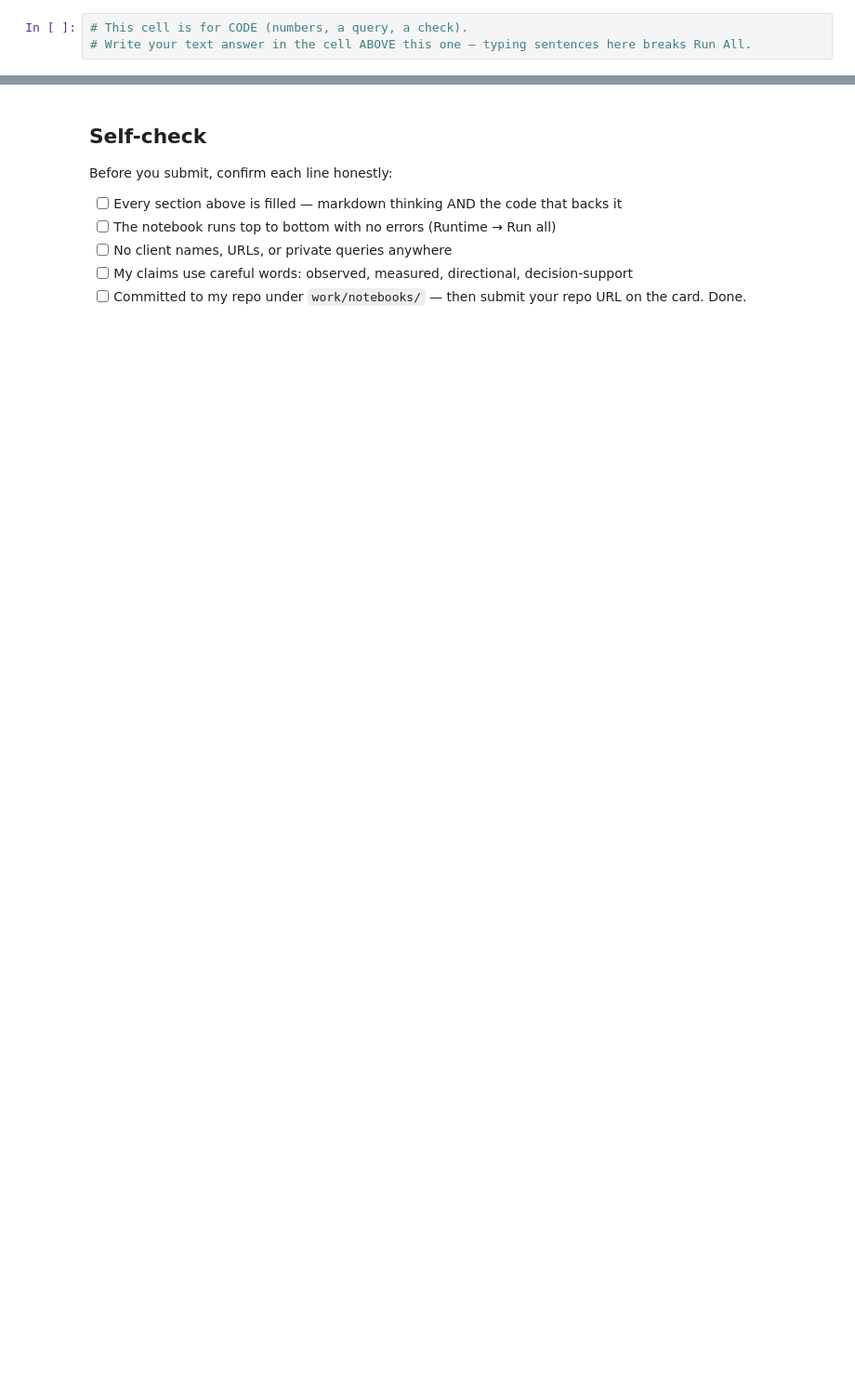
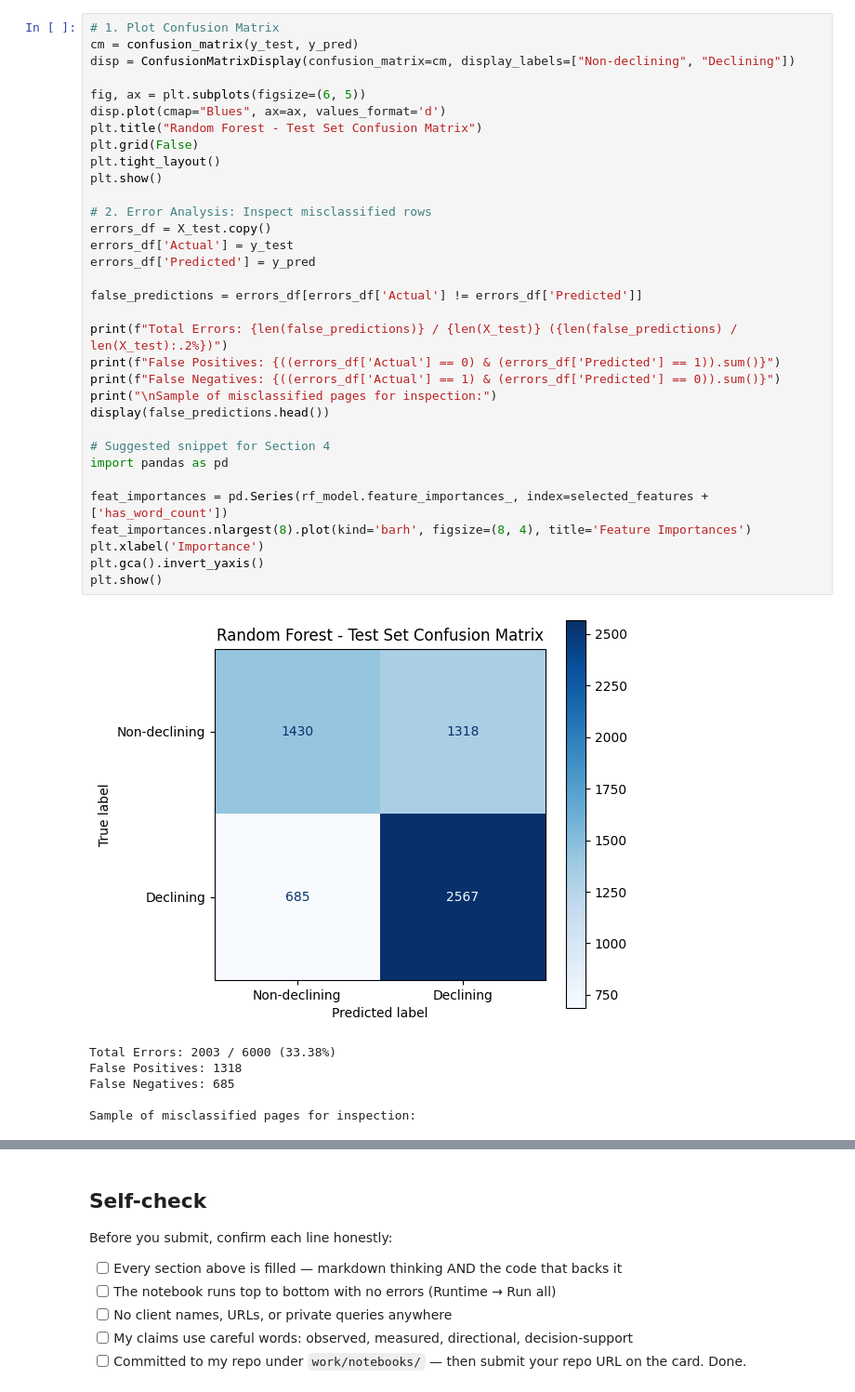
Before and after one commit to tokihab/FlyRankIntern-ML, a Jupyter notebook: work/notebooks/w05_model.ipynb, the cells around one changed output, grey strips where cells are left out. Shown at 93% size. Drawn from its saved outputs; the diff is of its cells as text; blank space fills up the shorter version.

```diff
--- a/work/notebooks/w05_model.ipynb
+++ b/work/notebooks/w05_model.ipynb
@@ -34,3 +158,40 @@ This skeleton is yours to fill. Work the sections **in order** — each one has
-# %%
-# This cell is for CODE (numbers, a query, a check).
-# Write your text answer in the cell ABOVE this one — typing sentences here breaks Run All.
+# %%
+# 1. Plot Confusion Matrix
+cm = confusion_matrix(y_test, y_pred)
+disp = ConfusionMatrixDisplay(confusion_matrix=cm, display_labels=["Non-declining", "Declining"])
+
+fig, ax = plt.subplots(figsize=(6, 5))
+disp.plot(cmap="Blues", ax=ax, values_format='d')
+plt.title("Random Forest - Test Set Confusion Matrix")
+plt.grid(False)
+plt.tight_layout()
+plt.show()
+
+# 2. Error Analysis: Inspect misclassified rows
+errors_df = X_test.copy()
+errors_df['Actual'] = y_test
+errors_df['Predicted'] = y_pred
+
+false_predictions = errors_df[errors_df['Actual'] != errors_df['Predicted']]
+
+print(f"Total Errors: {len(false_predictions)} / {len(X_test)} ({len(false_predictions) / len(X_test):.2%})")
+print(f"False Positives: {((errors_df['Actual'] == 0) & (errors_df['Predicted'] == 1)).sum()}")
+print(f"False Negatives: {((errors_df['Actual'] == 1) & (errors_df['Predicted'] == 0)).sum()}")
+print("\nSample of misclassified pages for inspection:")
+display(false_predictions.head())
+
+# Suggested snippet for Section 4
+import pandas as pd
+
+feat_importances = pd.Series(rf_model.feature_importances_, index=selected_features + ['has_word_count'])
+feat_importances.nlargest(8).plot(kind='barh', figsize=(8, 4), title='Feature Importances')
+plt.xlabel('Importance')
+plt.gca().invert_yaxis()
+plt.show()
+# %% [output]
+[figure, added]
+Total Errors: 2003 / 6000 (33.38%)
+False Positives: 1318
+False Negatives: 685
+
+Sample of misclassified pages for inspection:
```
Also changed, not shown: parts of 13 cells of this notebook.
